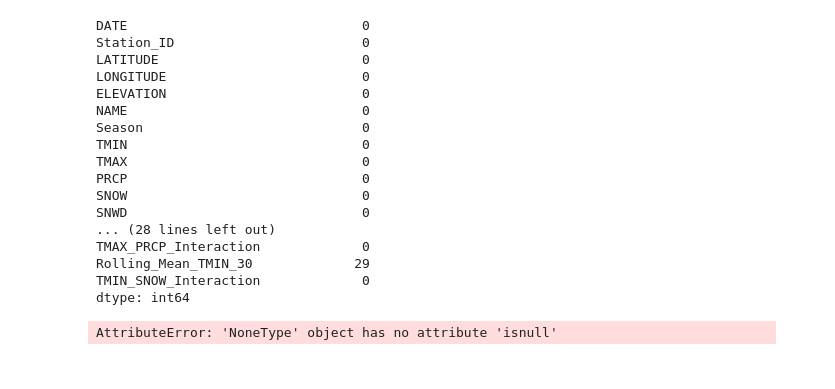
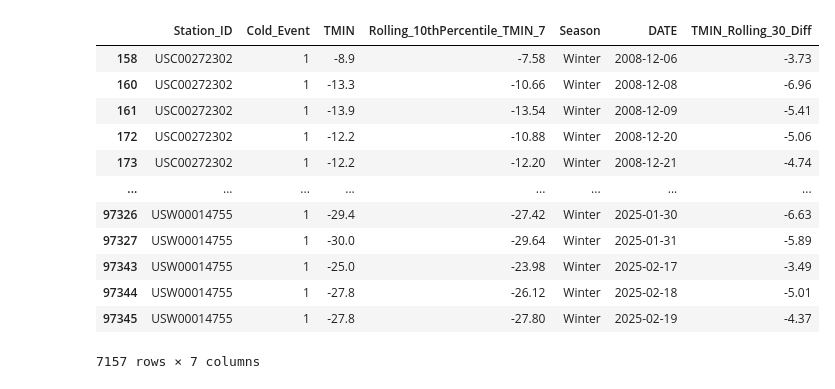
Before and after one commit to loki-k4/BlizzardX, a Jupyter notebook: Notebooks/model.ipynb, the cells around one changed output. Saved outputs shown, nothing was run; the diff lists cells and outputs as text; code cells hidden in the pictures.

```diff
--- a/Notebooks/model.ipynb
+++ b/Notebooks/model.ipynb
@@ -5,6 +5,6 @@ df=pd.read_csv('/workspaces/BlizzardX/Data/cleaned_data.csv')
 import sys
 sys.path.append('/workspaces/BlizzardX')
 # %%
-from src.Model.feature_engineering import FeatureEngineering
-from src.Model.feature_engineering import MissingValueImputation
+from src.Model.feature_engineering import FeatureEngineering , ColdEventDetector
 fe=FeatureEngineering(df)
+ce =ColdEventDetector(fe.apply_all_features())
@@ -17,24 +10,0 @@ df=imputer.fill_missing_values()
-# %%
-df.isnull().sum()
-# %% [output]
-DATE                              0
-Station_ID                        0
-LATITUDE                          0
-LONGITUDE                         0
-ELEVATION                         0
-NAME                              0
-Season                            0
-TMIN                              0
-TMAX                              0
-PRCP                              0
-SNOW                              0
-SNWD                              0
-... (28 lines left out)
-TMAX_PRCP_Interaction             0
-Rolling_Mean_TMIN_30             29
-TMIN_SNOW_Interaction             0
-dtype: int64
-# %%
-df.isnull().sum()
-# %% [output]
-AttributeError: 'NoneType' object has no attribute 'isnull'
@@ -53,2 +11,20 @@ df[columns_to_round] = df[columns_to_round].round(2)
+# %%
+df=ce.apply_cold_event_detection()
+# %%
+df[(df['Cold_Event'] == 1) & (df['Season']=='Winter')][['Station_ID', 'Cold_Event', 'TMIN', 'Rolling_10thPercentile_TMIN_7', 'Season','DATE','TMIN_Rolling_30_Diff']]
+# %% [output]
+|  | Station_ID | Cold_Event | TMIN | Rolling_10thPercentile_TMIN_7 | Season | DATE | TMIN_Rolling_30_Diff |
+| 158 | USC00272302 | 1 | -8.9 | -7.58 | Winter | 2008-12-06 | -3.73 |
+| 160 | USC00272302 | 1 | -13.3 | -10.66 | Winter | 2008-12-08 | -6.96 |
+| 161 | USC00272302 | 1 | -13.9 | -13.54 | Winter | 2008-12-09 | -5.41 |
+| 172 | USC00272302 | 1 | -12.2 | -10.88 | Winter | 2008-12-20 | -5.06 |
+| 173 | USC00272302 | 1 | -12.2 | -12.20 | Winter | 2008-12-21 | -4.74 |
+| ... | ... | ... | ... | ... | ... | ... | ... |
+| 97326 | USW00014755 | 1 | -29.4 | -27.42 | Winter | 2025-01-30 | -6.63 |
+| 97327 | USW00014755 | 1 | -30.0 | -29.64 | Winter | 2025-01-31 | -5.89 |
+| 97343 | USW00014755 | 1 | -25.0 | -23.98 | Winter | 2025-02-17 | -3.49 |
+| 97344 | USW00014755 | 1 | -27.8 | -26.12 | Winter | 2025-02-18 | -5.01 |
+| 97345 | USW00014755 | 1 | -27.8 | -27.80 | Winter | 2025-02-19 | -4.37 |
+7157 rows × 7 columns
 # %%
 df.to_csv('/workspaces/BlizzardX/Data/Final_Processed.csv', index=False)  # Save the processed DataFrame
```
Also changed, not shown: parts of 18 cells of this notebook, 17 other files.
